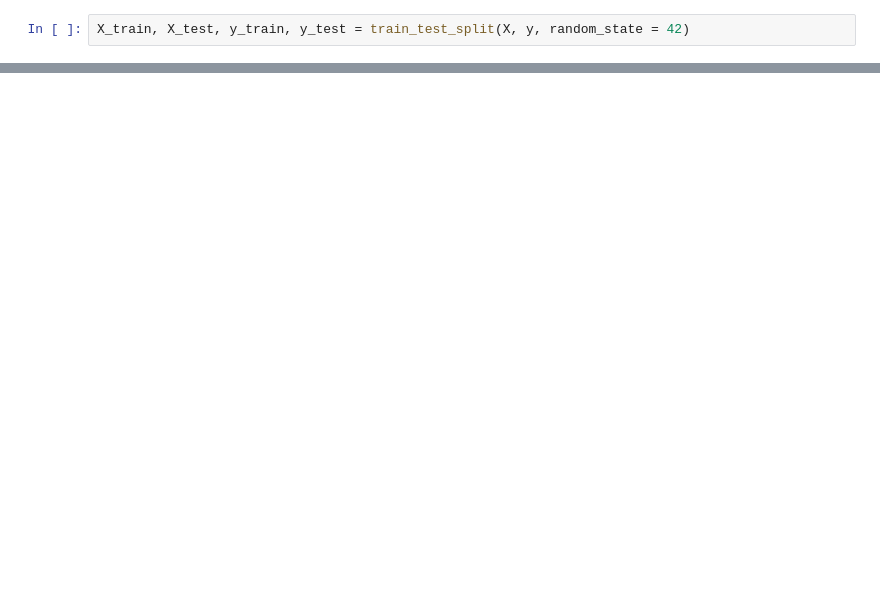
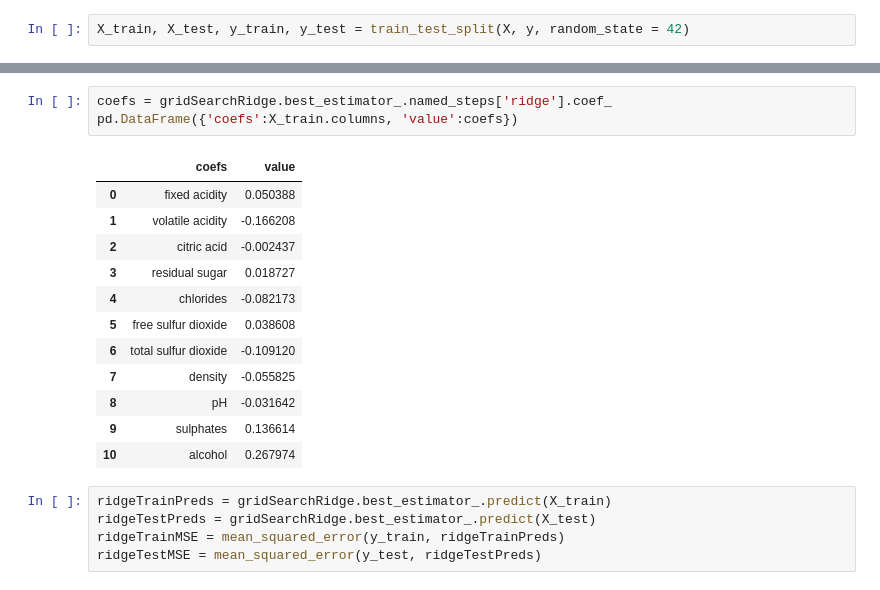
Before and after one commit to Raesu/pcmlai, a Jupyter notebook: Module 9/try-it_9.1_starter/try_it_9.1-starter.ipynb, the cells around one changed output, grey strips where cells are left out. Saved outputs shown, nothing was run; the diff lists cells and outputs as text; blank space fills up the shorter version.

```diff
--- a/Module 9/try-it_9.1_starter/try_it_9.1-starter.ipynb
+++ b/Module 9/try-it_9.1_starter/try_it_9.1-starter.ipynb
@@ -34,0 +61,21 @@ from sklearn.feature_selection import SequentialFeatureSelector, RFE
+# %%
+coefs = gridSearchRidge.best_estimator_.named_steps['ridge'].coef_
+pd.DataFrame({'coefs':X_train.columns, 'value':coefs})
+# %% [output]
+|  | coefs | value |
+| 0 | fixed acidity | 0.050388 |
+| 1 | volatile acidity | -0.166208 |
+| 2 | citric acid | -0.002437 |
+| 3 | residual sugar | 0.018727 |
+| 4 | chlorides | -0.082173 |
+| 5 | free sulfur dioxide | 0.038608 |
+| 6 | total sulfur dioxide | -0.109120 |
+| 7 | density | -0.055825 |
+| 8 | pH | -0.031642 |
+| 9 | sulphates | 0.136614 |
+| 10 | alcohol | 0.267974 |
+# %%
+ridgeTrainPreds = gridSearchRidge.best_estimator_.predict(X_train)
+ridgeTestPreds = gridSearchRidge.best_estimator_.predict(X_test)
+ridgeTrainMSE = mean_squared_error(y_train, ridgeTrainPreds)
+ridgeTestMSE = mean_squared_error(y_test, ridgeTestPreds)
```
Also changed, not shown: parts of 15 cells of this notebook.
